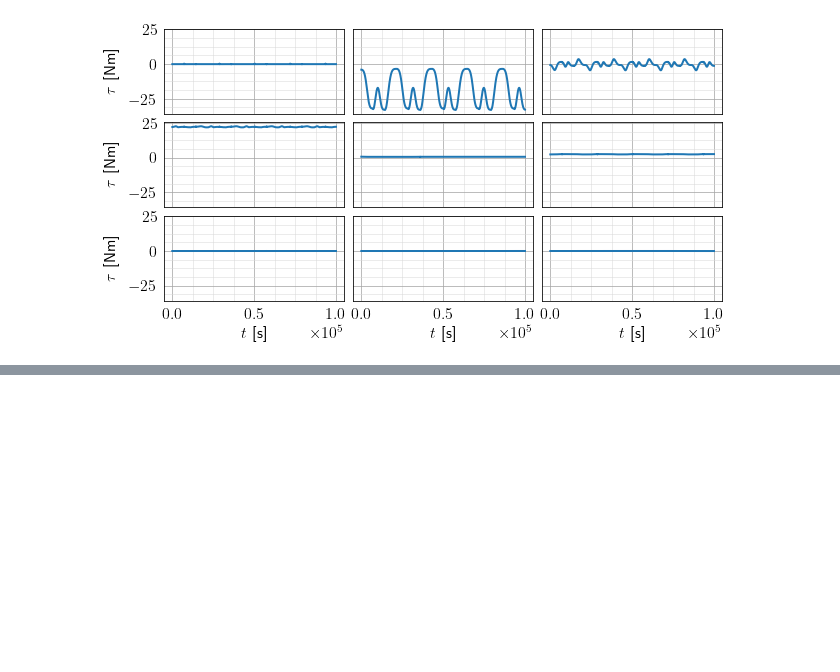
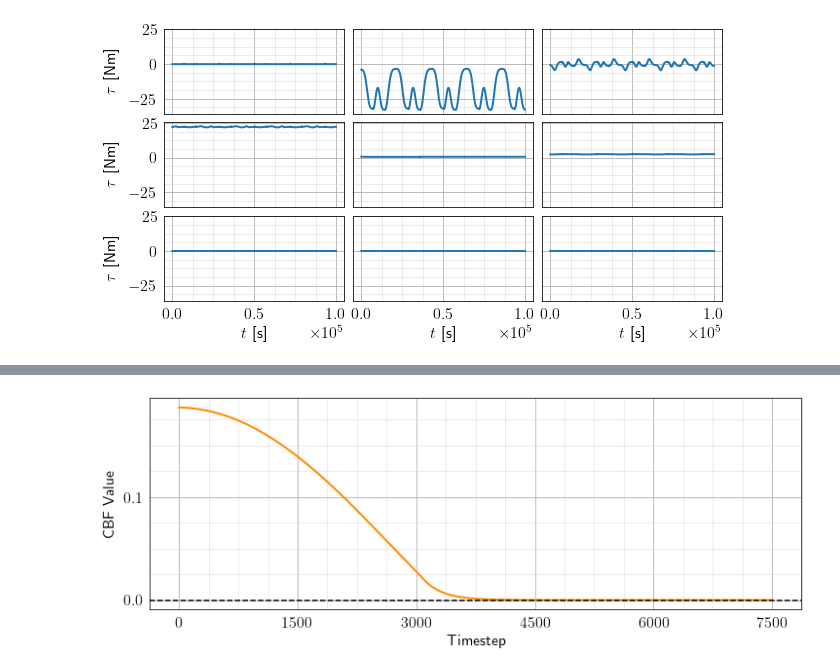
Before and after one commit to BolunDai0216/FR3CBFSim, a Jupyter notebook: notebooks/EndEffectorTrajPlot.ipynb, the cells around one changed output, grey strips where cells are left out. Saved outputs shown, nothing was run; the diff lists cells and outputs as text; code cells hidden in the pictures; blank space fills up the shorter version.

```diff
--- a/notebooks/EndEffectorTrajPlot.ipynb
+++ b/notebooks/EndEffectorTrajPlot.ipynb
@@ -191,0 +221,23 @@ plt.show()
+# %%
+fig, ax = plt.subplots(1, 1, figsize=(12, 4))
+
+ax.plot(cbf_arr, color="darkorange", linewidth=2)
+ax.axhline(0.0, color="black", linestyle="dashed", linewidth=1.5)
+
+ax.xaxis.set_major_locator(MultipleLocator(1500))
+ax.xaxis.set_minor_locator(MultipleLocator(1500/4))
+
+ax.yaxis.set_major_locator(MultipleLocator(0.1))
+ax.yaxis.set_minor_locator(MultipleLocator(0.025))
+
+ax.grid(True, "minor", color="0.85", linewidth=0.50, zorder=-20)
+ax.grid(True, "major", color="0.65", linewidth=0.75, zorder=-10)
+ax.tick_params(which="both", bottom=False, left=False)
+
+ax.set_xlabel("Timestep")
+ax.set_ylabel("CBF Value")
+ax.yaxis.set_label_coords(-0.05, 0.5)
+
+plt.show()
+# %% [output]
+[figure, added]
```
Also changed, not shown: parts of 4 cells of this notebook, 3 other files.
